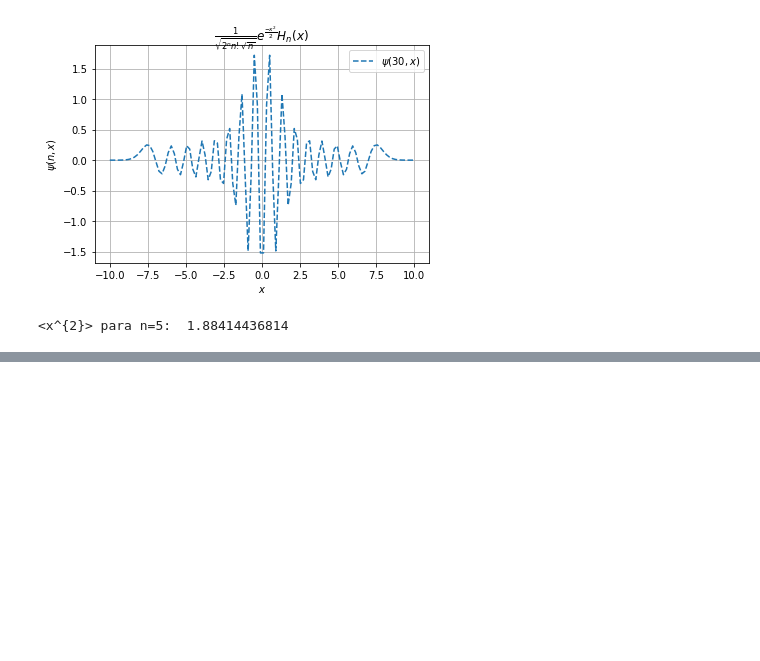
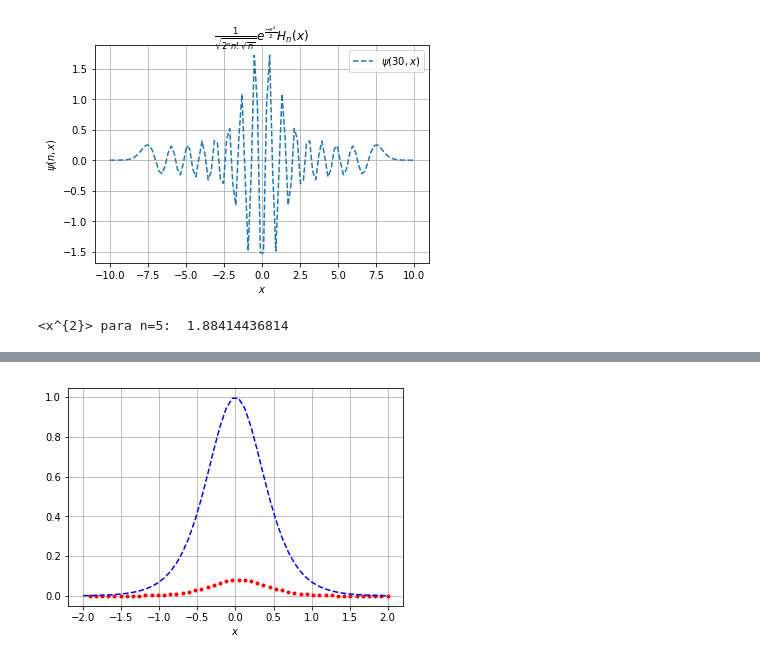
Before and after one commit to ignaciop/python_varios, a Jupyter notebook: cp-newman-ch5.ipynb, the cells around one changed output, grey strips where cells are left out. Drawn from its saved outputs; the diff is of its cells as text; code cells hidden in the pictures; blank space fills up the shorter version.

```diff
--- a/cp-newman-ch5.ipynb
+++ b/cp-newman-ch5.ipynb
@@ -387,0 +408,17 @@ AttributeError: module 'numpy' has no attribute 'factorial'
+# %%
+def f(x):
+    return 1 + 0.5*np.tanh(2*x)
+
+x = np.linspace(-2,2,50)
+f = [f(xx) for xx in x]
+df = np.diff(f)
+df_exacta = (1 / np.cosh(2*x))**2
+
+plt.figure(1)
+plt.plot(x[1:,],df,'r.')
+plt.plot(x,df_exacta,'b--')
+plt.xlabel(r'$x$')
+plt.grid()
+plt.show()
+# %% [output]
+[figure, added]
```
Also changed, not shown: parts of 7 cells of this notebook.
